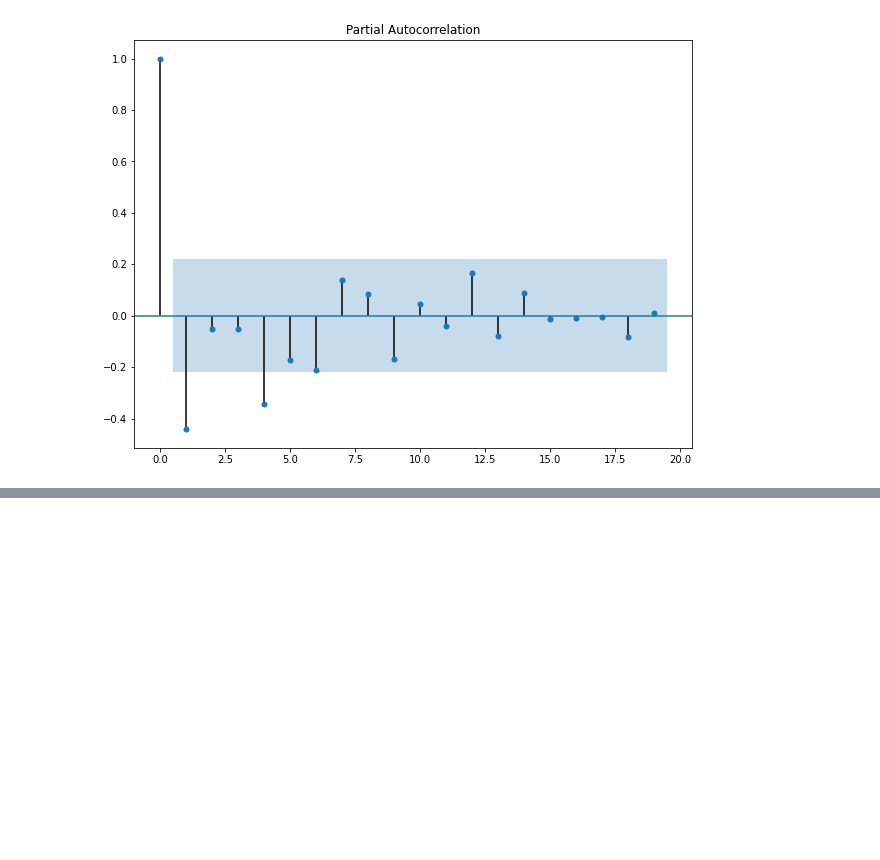
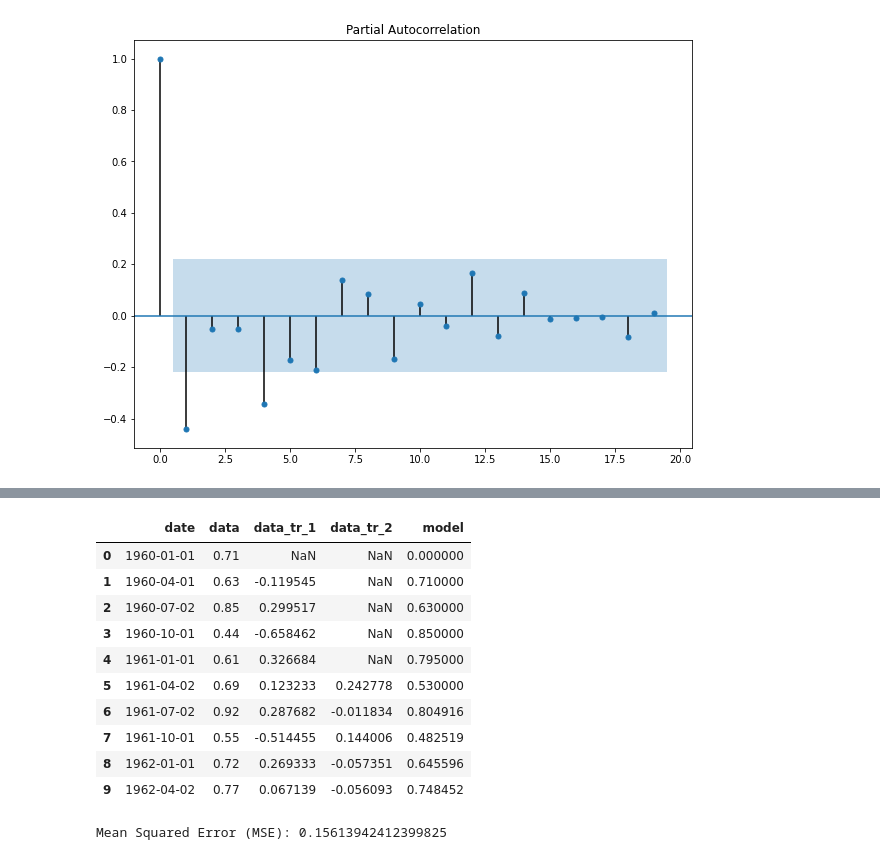
Before and after one commit to thiago2608santana/Analise_Series_Temporais, a Jupyter notebook: SARIMA.ipynb, the cells around one changed output, grey strips where cells are left out. Cells and saved outputs as stored; diff of their text form; code cells hidden in the pictures; blank space fills up the shorter version.

```diff
--- a/SARIMA.ipynb
+++ b/SARIMA.ipynb
@@ -112,0 +220,16 @@ plot_pacf(data['data_tr_2'][5:])
+# %%
+data['model'] = predict.predicted_mean
+# %%
+data.head(10)
+# %% [output]
+|  | date | data | data_tr_1 | data_tr_2 | model |
+| 0 | 1960-01-01 | 0.71 | NaN | NaN | 0.000000 |
+| 1 | 1960-04-01 | 0.63 | -0.119545 | NaN | 0.710000 |
+| 2 | 1960-07-02 | 0.85 | 0.299517 | NaN | 0.630000 |
+| 3 | 1960-10-01 | 0.44 | -0.658462 | NaN | 0.850000 |
+| 4 | 1961-01-01 | 0.61 | 0.326684 | NaN | 0.795000 |
+| 5 | 1961-04-02 | 0.69 | 0.123233 | 0.242778 | 0.530000 |
+| 6 | 1961-07-02 | 0.92 | 0.287682 | -0.011834 | 0.804916 |
+| 7 | 1961-10-01 | 0.55 | -0.514455 | 0.144006 | 0.482519 |
+| 8 | 1962-01-01 | 0.72 | 0.269333 | -0.057351 | 0.645596 |
+| 9 | 1962-04-02 | 0.77 | 0.067139 | -0.056093 | 0.748452 |
@@ -112,0 +238,4 @@ plot_pacf(data['data_tr_2'][5:])
+# %%
+print(f'Mean Squared Error (MSE): {mse}')
+# %% [output]
+Mean Squared Error (MSE): 0.15613942412399825
```
Also changed, not shown: parts of 9 cells of this notebook.
